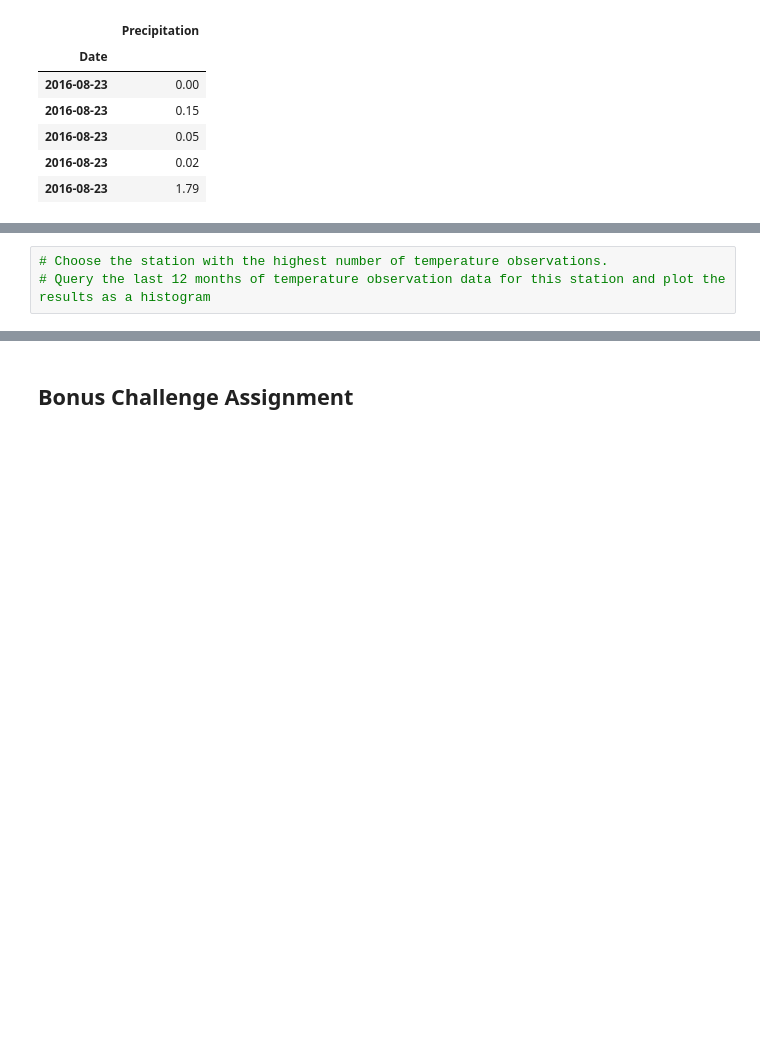
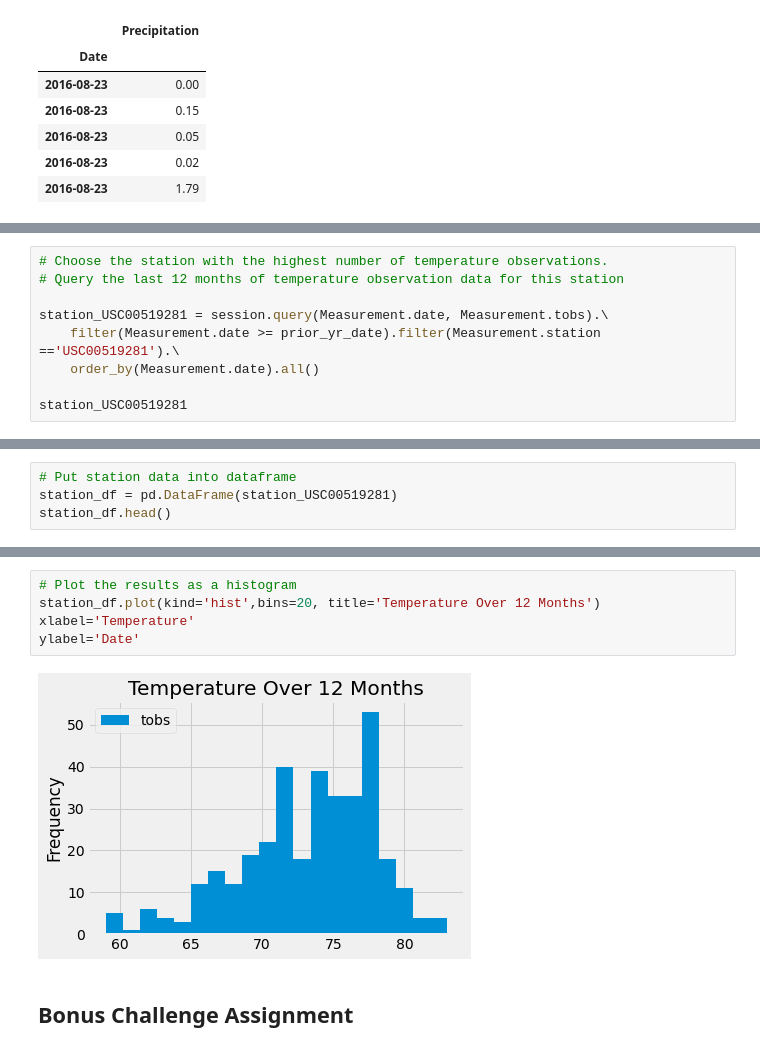
Before and after one commit to fisher1916/climate-analysis, a Jupyter notebook: climate.ipynb, the cells around one changed output, grey strips where cells are left out. Saved outputs shown, nothing was run; the diff lists cells and outputs as text; blank space fills up the shorter version.

```diff
--- a/climate.ipynb
+++ b/climate.ipynb
@@ -185,3 +176,9 @@ one_year_prcp.describe()
 # %%
 # Choose the station with the highest number of temperature observations.
-# Query the last 12 months of temperature observation data for this station and plot the results as a histogram
+# Query the last 12 months of temperature observation data for this station
+
+station_USC00519281 = session.query(Measurement.date, Measurement.tobs).\
+    filter(Measurement.date >= prior_yr_date).filter(Measurement.station =='USC00519281').\
+    order_by(Measurement.date).all()
+
+station_USC00519281
@@ -187,0 +203,4 @@ one_year_prcp.describe()
+# %%
+# Put station data into dataframe
+station_df = pd.DataFrame(station_USC00519281)
+station_df.head()
@@ -188,3 +214,10 @@ one_year_prcp.describe()
+# %%
+# Plot the results as a histogram
+station_df.plot(kind='hist',bins=20, title='Temperature Over 12 Months')
+xlabel='Temperature'
+ylabel='Date'
+# %% [output]
+[figure, added]
 # %% [markdown]
 ## Bonus Challenge Assignment
 # %%
```
Also changed, not shown: parts of 11 cells of this notebook, 1 other file.
